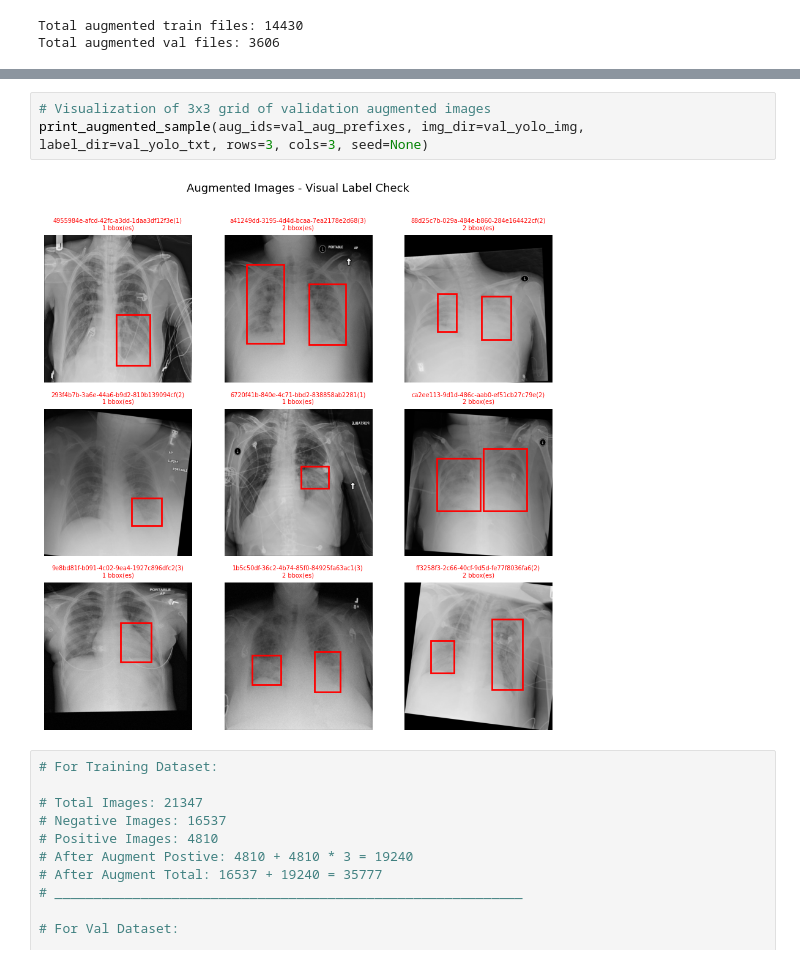
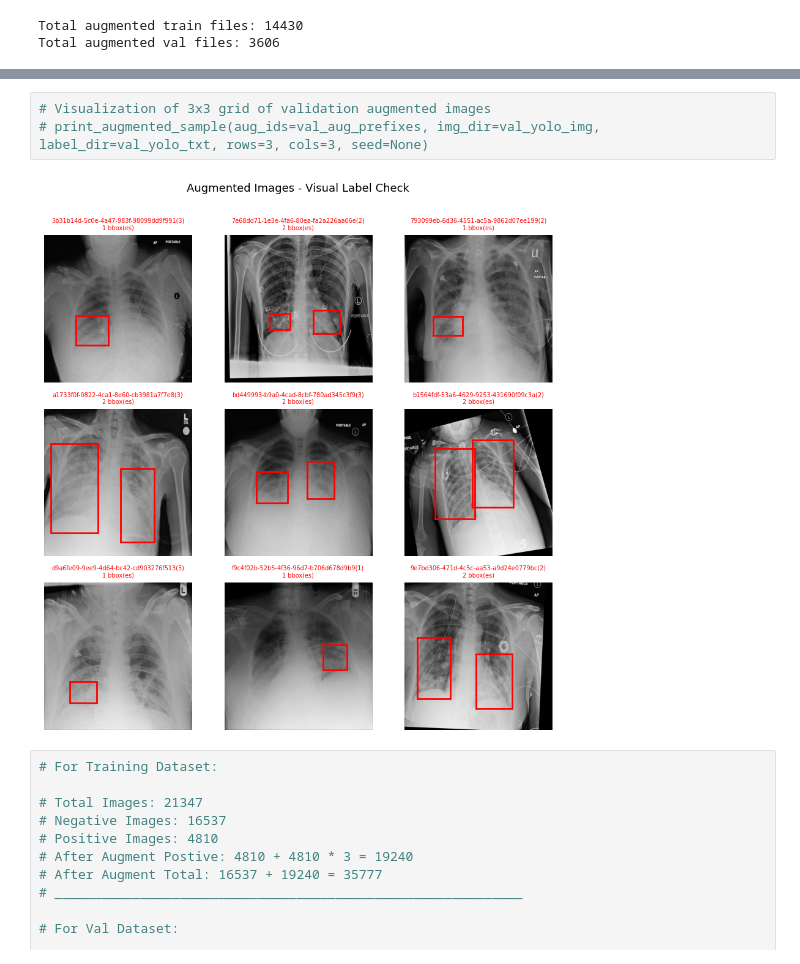
Before and after one commit to kmsmeng/Pneumonia-Detection-Model, a Jupyter notebook: main.ipynb, the cells around one changed output, grey strips where cells are left out. Drawn from its saved outputs; the diff is of its cells as text.

```diff
--- a/main.ipynb
+++ b/main.ipynb
@@ -1447,8 +1466,8 @@ print_augmented_sample(aug_ids=train_aug_prefixes, img_dir=train_yolo_img, label
 # %%
 # Visualization of 3x3 grid of validation augmented images
-print_augmented_sample(aug_ids=val_aug_prefixes, img_dir=val_yolo_img, label_dir=val_yolo_txt, rows=3, cols=3, seed=None)
+# print_augmented_sample(aug_ids=val_aug_prefixes, img_dir=val_yolo_img, label_dir=val_yolo_txt, rows=3, cols=3, seed=None)
 # %% [output]
-[figure, old version]
+[figure, new version]
 # %%
 # For Training Dataset:
 
```
Also changed, not shown: parts of 45 cells of this notebook, 2 other files.
